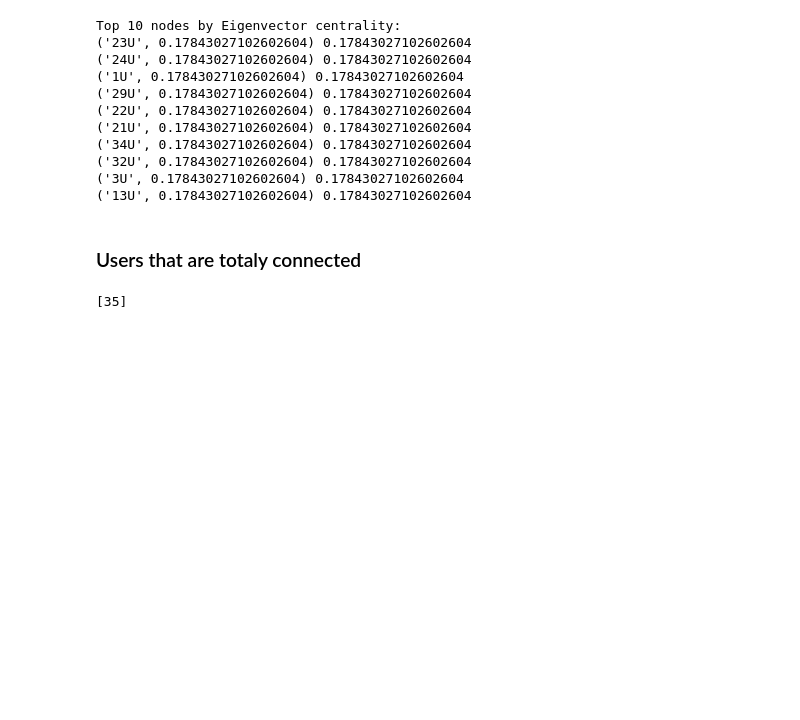
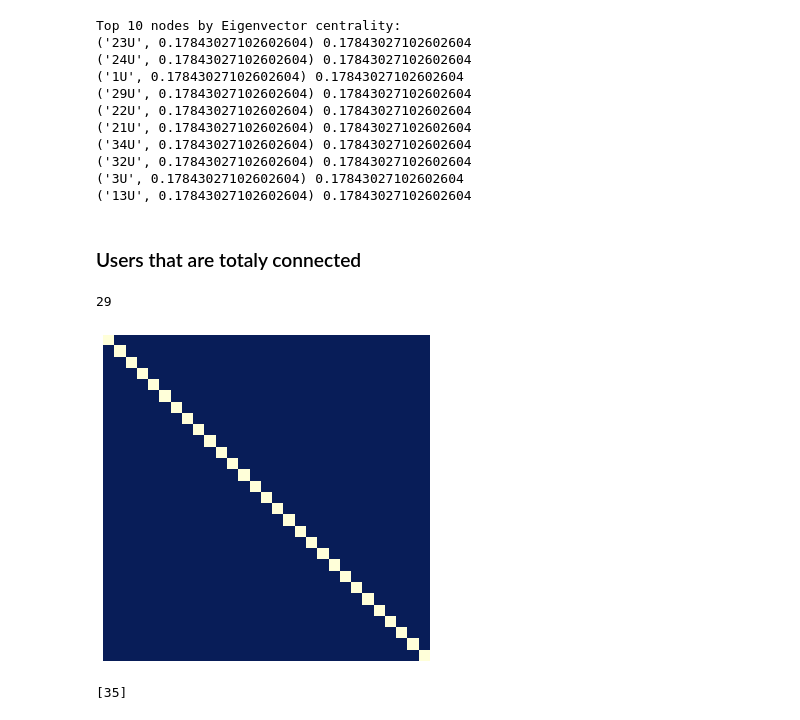
Before and after one commit to AlainKuiete/DATA620ASSIGNMENTS, a Jupyter notebook: data620Project2rating.ipynb, the cells around one changed output. Saved outputs shown, nothing was run; the diff lists cells and outputs as text; code cells hidden in the pictures; blank space fills up the shorter version.

```diff
--- a/data620Project2rating.ipynb
+++ b/data620Project2rating.ipynb
@@ -212,6 +212,15 @@ Top 10 nodes by Eigenvector centrality:
 largest_clique_u = sorted(nx.find_cliques(u), key=lambda x:len(x))[-1]
 # %%
 glcu = u.subgraph(largest_clique_u)
+len(glcu)
+# %% [output]
+29
+# %%
+mu = nv.MatrixPlot(glcu)
+mu.draw()
+plt.show()
+# %% [output]
+[figure, added]
 # %%
 [len(c) for c in list(u.subgraph(b) for b in nx.connected_components(u)) if len(c) > 1]
 # %% [output]
```
Also changed, not shown: parts of 2 cells of this notebook.
